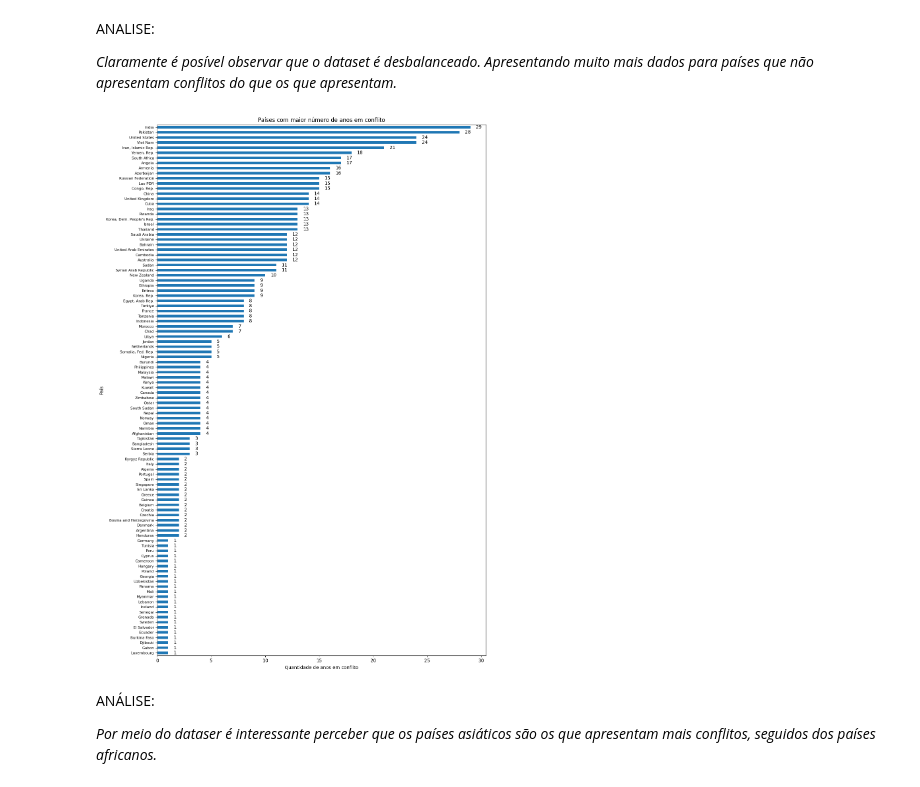
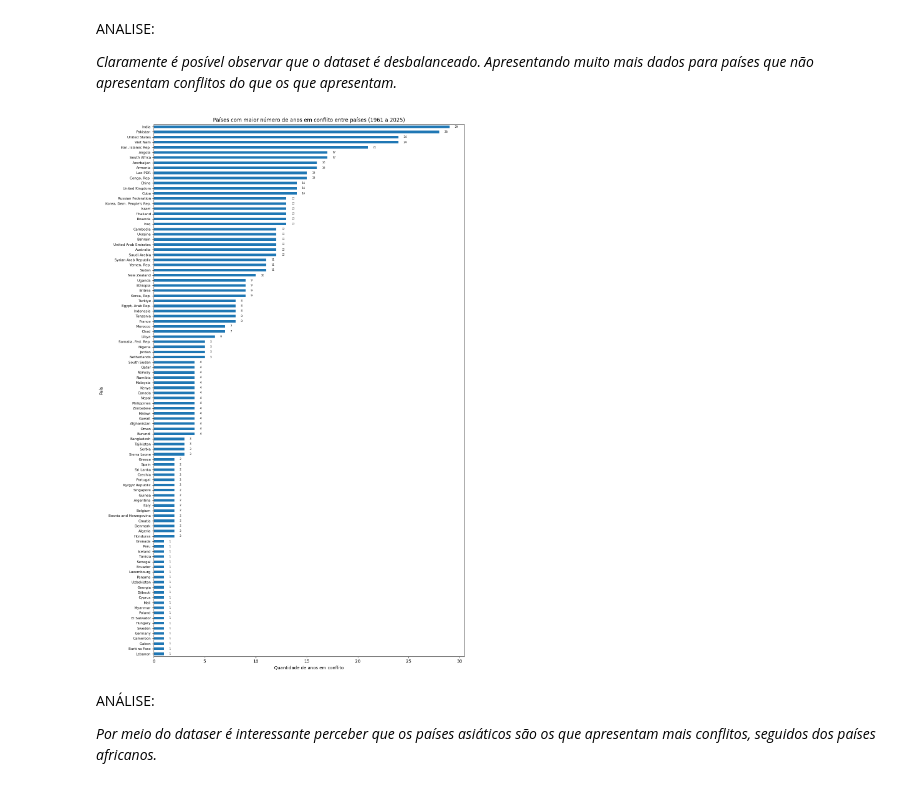
Before and after one commit to marcelastein/MVP-Classificacao_conflitos_militares, a Jupyter notebook: MVP_ML_Classificacao_de_conflitos.ipynb, the cells around one changed output. Saved outputs shown, nothing was run; the diff lists cells and outputs as text; code cells hidden in the pictures.

```diff
--- a/MVP_ML_Classificacao_de_conflitos.ipynb
+++ b/MVP_ML_Classificacao_de_conflitos.ipynb
@@ -526,34 +526,35 @@ ANALISE:
 # %%
 # Gráfico de quantidade de conflitos por países.
 
 contagem = (df_base.groupby("Country Name")["Conflito (t+1)"].sum().sort_values(ascending=False))
 
 contagem = contagem[contagem >= 1]
 
-fig, ax = plt.subplots(figsize=(12, 17))
+fig, ax = plt.subplots(figsize=(12, 18))
 
 contagem.sort_values().plot(
     kind="barh",
     ax=ax
 )
 # Adiciona os valores nas barras
 for i, valor in enumerate(contagem.sort_values()):
     ax.text(
         valor + 0.5,
         i,
         str(int(valor)),
-        va="center"
+        va="center",
+        size=6
     )
-plt.title("Países com maior número de anos em conflito")
+plt.title("Países com maior número de anos em conflito entre países (1961 a 2025)")
 plt.xlabel("Quantidade de anos em conflito")
 plt.ylabel("País")
 
 # Diminui o tamanho dos nomes dos países
 ax.tick_params(axis='y', labelsize=8)
 plt.tight_layout()
 plt.show()
 # %% [output]
-[figure, old version]
+[figure, new version]
 # %% [markdown]
 ANÁLISE:
 
```
Also changed, not shown: parts of 1 cell of this notebook.
